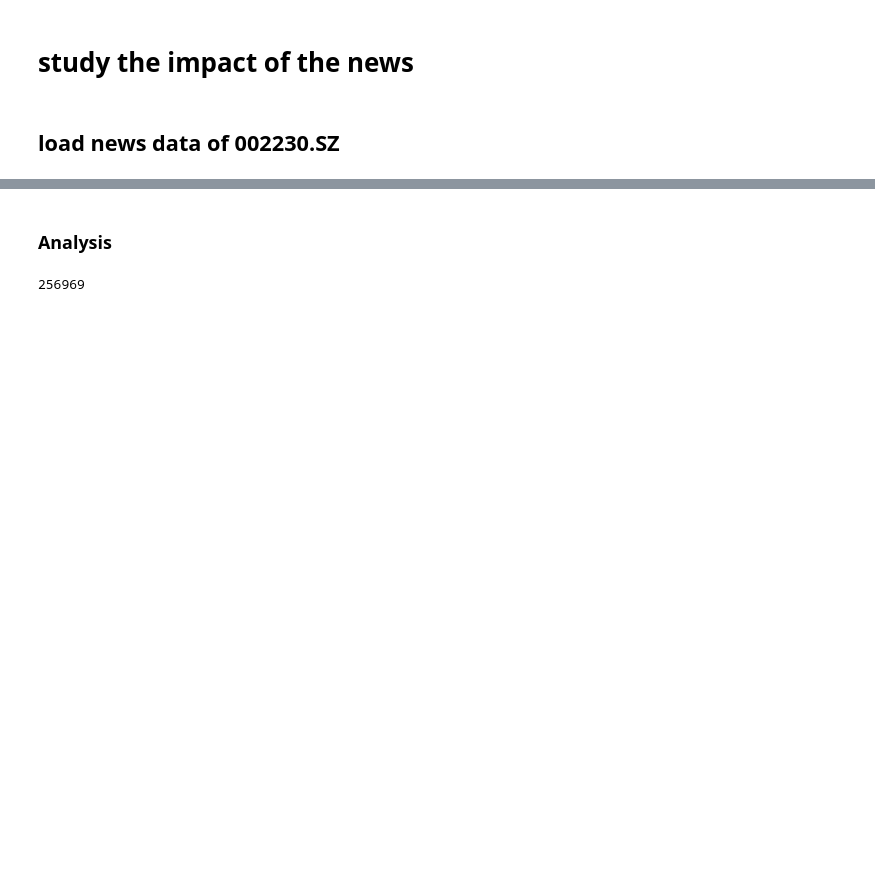
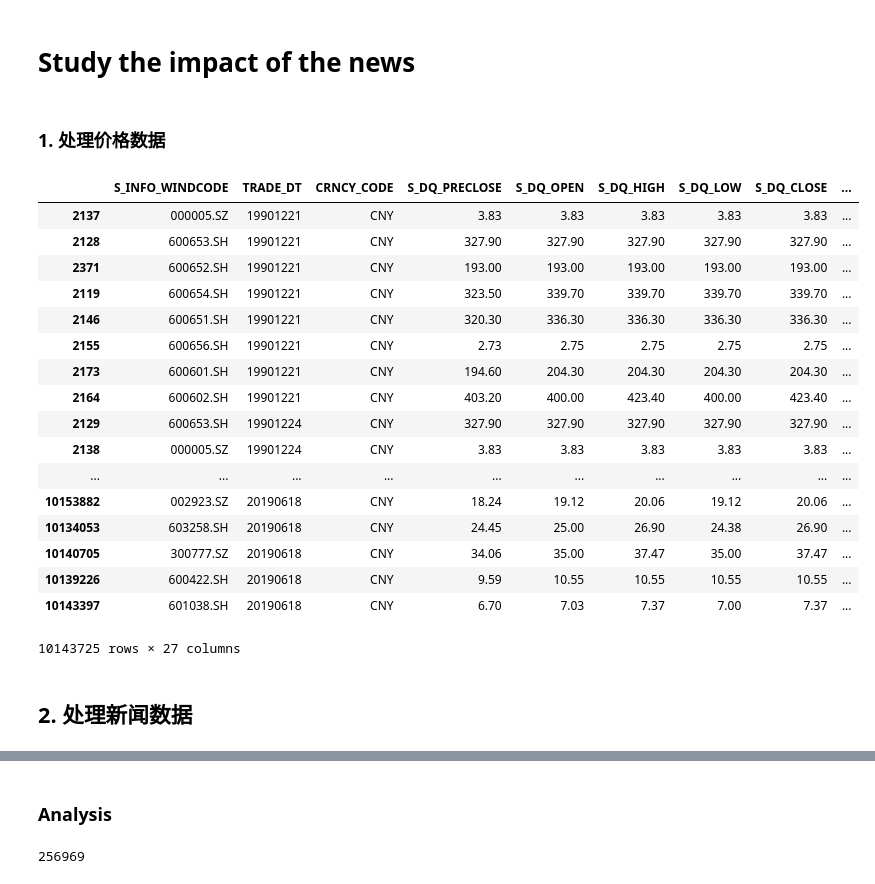
Before and after one commit to 1wy/eastMoney, a Jupyter notebook: ipy/semanticAnalysis.ipynb, the cells around one changed output, grey strips where cells are left out. Saved outputs shown, nothing was run; the diff lists cells and outputs as text; code cells hidden in the pictures; blank space fills up the shorter version.

```diff
--- a/ipy/semanticAnalysis.ipynb
+++ b/ipy/semanticAnalysis.ipynb
@@ -1,4 +1,4 @@
 # %% [markdown]
-# study the impact of the news
+# Study the impact of the news
 # %%
 import os
@@ -15,3 +18,41 @@ import matplotlib.pyplot as plt
 HanLP.Config.ShowTermNature = False
 %matplotlib inline
+# %% [markdown]
+### 1. 处理价格数据
+# %%
+price_all = pd.read_csv('../../data/wind/ashareeodprices.csv').sort_values('TRADE_DT')
+group_code = price_all.groupby('S_INFO_WINDCODE')
+price_all['CloseRet_t-2_t+1'] = group_code['S_DQ_ADJCLOSE'].shift(-1) / group_code['S_DQ_ADJCLOSE'].shift(2)
+price_all['OpenRet_t+1_t+2'] = group_code['S_DQ_ADJOPEN'].shift(-2) / group_code['S_DQ_ADJOPEN'].shift(-1)
+price_all['OpenRet_t_t+1'] = group_code['S_DQ_ADJOPEN'].shift(-1) / group_code['S_DQ_ADJOPEN'].shift(0)
+price_all['OpenRet_t-1_t'] = group_code['S_DQ_ADJOPEN'].shift(0) / group_code['S_DQ_ADJOPEN'].shift(1)
+
+pp = []
+group_date = price_all.groupby('TRADE_DT')
+for g in group_date.groups:
+    gd = group_date.get_group(g).sort_values('CloseRet_t-2_t+1')
+    gd = gd[~gd['CloseRet_t-2_t+1'].isnull()]
+    gd['p'] = np.arange(len(gd)) / len(gd)
+    pp.append(gd)
+pp = pd.concat(pp)
+pp
+# %% [output]
+|  | S_INFO_WINDCODE | TRADE_DT | CRNCY_CODE | S_DQ_PRECLOSE | S_DQ_OPEN | S_DQ_HIGH | S_DQ_LOW | S_DQ_CLOSE | ... |
+| 2137 | 000005.SZ | 19901221 | CNY | 3.83 | 3.83 | 3.83 | 3.83 | 3.83 | ... |
+| 2128 | 600653.SH | 19901221 | CNY | 327.90 | 327.90 | 327.90 | 327.90 | 327.90 | ... |
+| 2371 | 600652.SH | 19901221 | CNY | 193.00 | 193.00 | 193.00 | 193.00 | 193.00 | ... |
+| 2119 | 600654.SH | 19901221 | CNY | 323.50 | 339.70 | 339.70 | 339.70 | 339.70 | ... |
+| 2146 | 600651.SH | 19901221 | CNY | 320.30 | 336.30 | 336.30 | 336.30 | 336.30 | ... |
+| 2155 | 600656.SH | 19901221 | CNY | 2.73 | 2.75 | 2.75 | 2.75 | 2.75 | ... |
+| 2173 | 600601.SH | 19901221 | CNY | 194.60 | 204.30 | 204.30 | 204.30 | 204.30 | ... |
+| 2164 | 600602.SH | 19901221 | CNY | 403.20 | 400.00 | 423.40 | 400.00 | 423.40 | ... |
+| 2129 | 600653.SH | 19901224 | CNY | 327.90 | 327.90 | 327.90 | 327.90 | 327.90 | ... |
+| 2138 | 000005.SZ | 19901224 | CNY | 3.83 | 3.83 | 3.83 | 3.83 | 3.83 | ... |
+| ... | ... | ... | ... | ... | ... | ... | ... | ... | ... |
+| 10153882 | 002923.SZ | 20190618 | CNY | 18.24 | 19.12 | 20.06 | 19.12 | 20.06 | ... |
+| 10134053 | 603258.SH | 20190618 | CNY | 24.45 | 25.00 | 26.90 | 24.38 | 26.90 | ... |
+| 10140705 | 300777.SZ | 20190618 | CNY | 34.06 | 35.00 | 37.47 | 35.00 | 37.47 | ... |
+| 10139226 | 600422.SH | 20190618 | CNY | 9.59 | 10.55 | 10.55 | 10.55 | 10.55 | ... |
+| 10143397 | 601038.SH | 20190618 | CNY | 6.70 | 7.03 | 7.37 | 7.00 | 7.37 | ... |
+10143725 rows × 27 columns
 # %%
@@ -29,2 +66,2 @@ newsfiles = os.listdir('../news')
-# %% [markdown]
-## load news data of 002230.SZ
+# %% [markdown]
+## 2. 处理新闻数据
```
Also changed, not shown: parts of 11 cells of this notebook, 8 other files.
